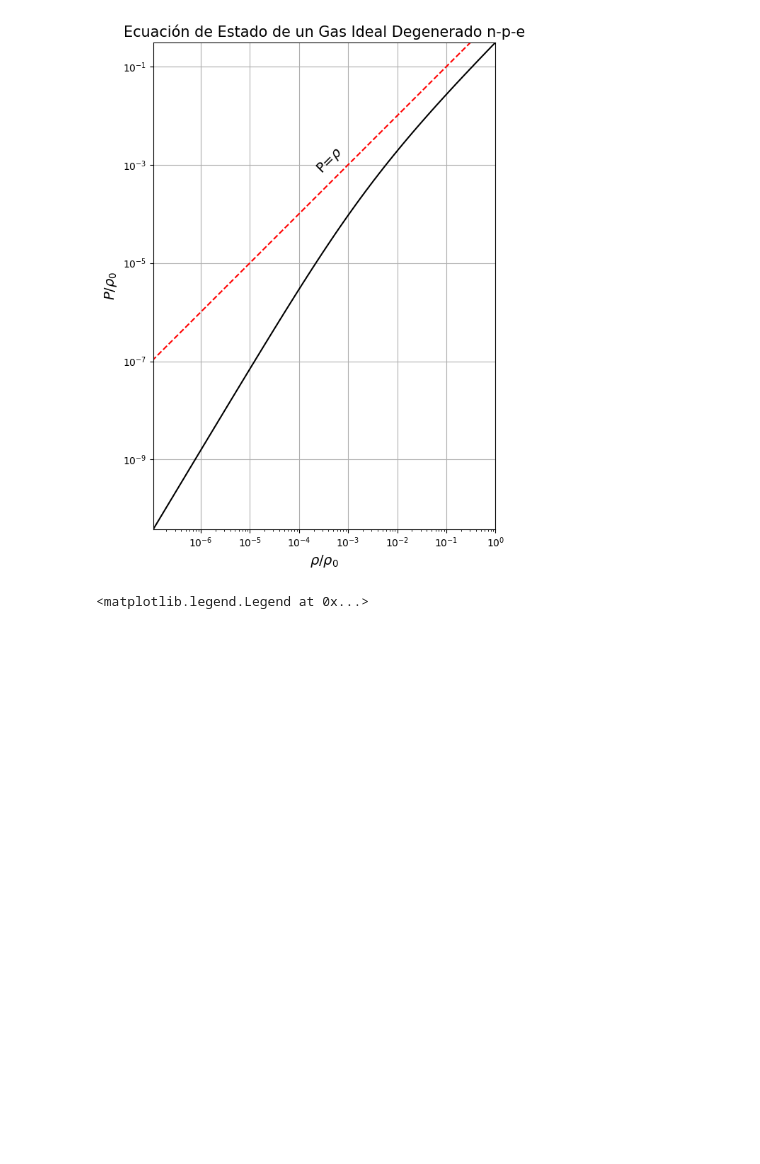
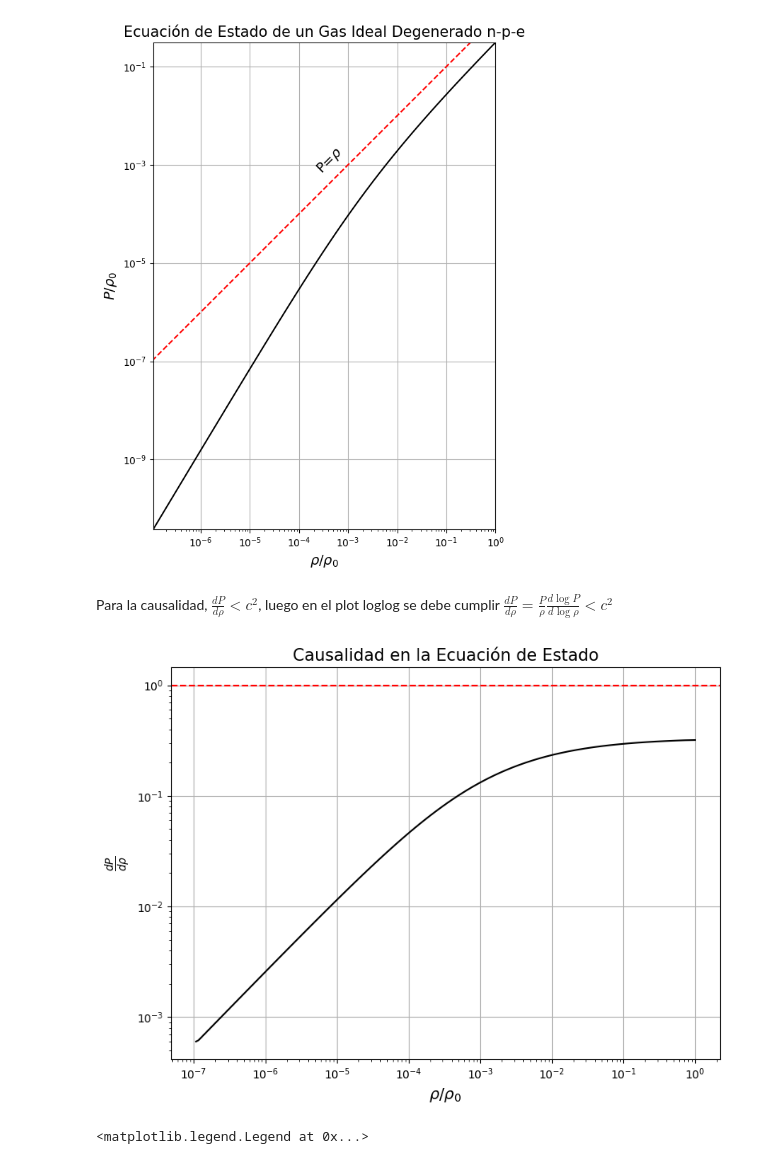
Before and after one commit to Vendetta0462/CalculosSimulaciones, a Jupyter notebook: NS_Structure/Simple_Models/gas_n-p-e.ipynb, the cells around one changed output. Drawn from its saved outputs; the diff is of its cells as text; code cells hidden in the pictures; blank space fills up the shorter version.

Commit message:
Corrige el lable de M-R y estudia causalidad

```diff
--- a/NS_Structure/Simple_Models/gas_n-p-e.ipynb
+++ b/NS_Structure/Simple_Models/gas_n-p-e.ipynb
@@ -120,6 +121,22 @@ ax.grid(); plt.tight_layout(); plt.show()
 xmax = 4764.796245487424
 rho0 = 3.698660188929993e+38
 [figure]
+# %% [markdown]
+Para la causalidad, $\frac{dP}{d\rho} < c^2$, luego en el plot loglog se debe cumplir $\frac{dP}{d\rho} = \frac{P}{\rho}\frac{d \log P}{d \log \rho} < c^2$
+# %%
+# Hallamos dP/drho para ver si se cumple la causalidad
+dP_drho = np.gradient(pressure(x, rho0), density(x, rho0))
+plt.figure(figsize=(8,6))
+plt.plot(density(x, rho0), dP_drho, 'k', label=r'$\frac{dP}{d\rho}$')
+plt.axhline(1, color='r', linestyle='--', label=r'$c^2$')
+plt.xscale('log'); plt.yscale('log')
+plt.xlabel(r'$\rho/\rho_0$', fontsize=14)
+plt.ylabel(r'$\frac{dP}{d\rho}$', fontsize=14)
+plt.title('Causalidad en la Ecuación de Estado', fontsize=15)
+# plt.legend()
+plt.grid(); plt.tight_layout(); plt.show()
+# %% [output]
+[figure, added]
 # %%
 # Plot x_n vs x
 plt.figure(figsize=(8, 7))
```
Also changed, not shown: parts of 2 cells of this notebook.
